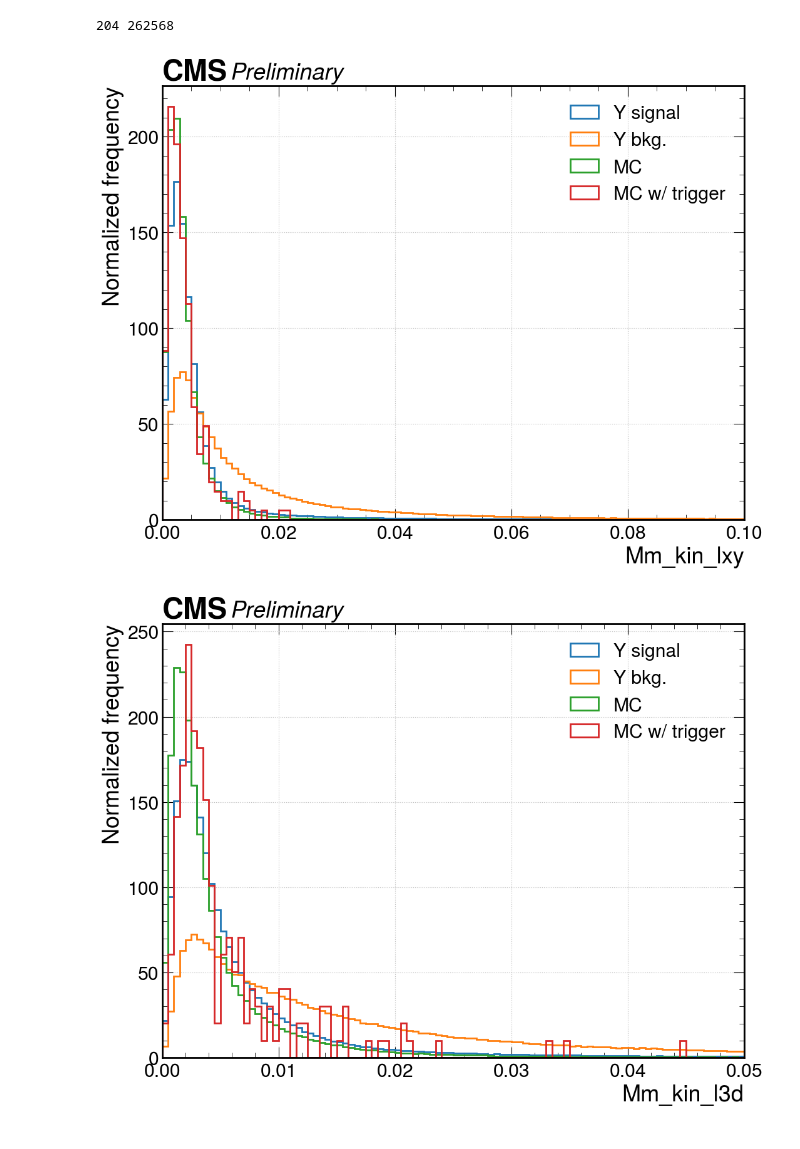
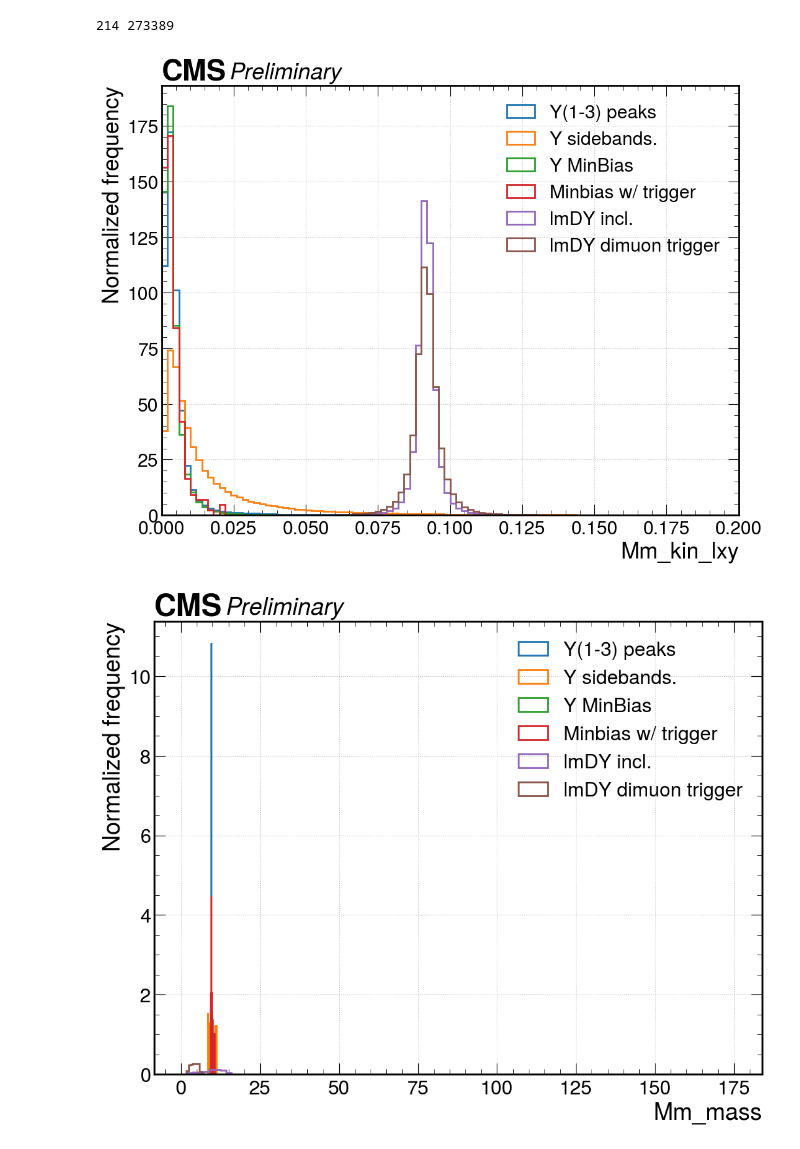
Before and after one commit to ludomori99/Darkphotons_Run3, a Jupyter notebook: notebooks/compare_quantities.ipynb, the cells around one changed output. Cells and saved outputs as stored; diff of their text form; code cells hidden in the pictures.

```diff
--- a/notebooks/compare_quantities.ipynb
+++ b/notebooks/compare_quantities.ipynb
@@ -73,13 +77,13 @@ def plot_hist(data,names,nbins=100, weights = None, xlabel = None, saveas=None,
         return
 # %%
 
-branches = {"Mm_kin_lxy":{'t': 'f','lim' : (0,0.1)},
+branches = {"Mm_kin_lxy":{'t': 'f','lim' : (0,0.2)},
             "Mm_mass":{'t':'f','lim':None},
             # "Muon_softMva1":{'t': 'f','lim' : (-1,1)},
             # "Muon_softMva2":{'t': 'f','lim' : (-1,1)},
-            "Mm_kin_l3d":{'t': 'f','lim' : (0,0.05)},
-            "Mm_iso":{'t': 'f','lim' : None},
-            "Mm_kin_vtx_chi2dof":{'t': 'f','lim' : (0,20)},
+            # "Mm_kin_l3d":{'t': 'f','lim' : (0,0.05)},
+            # "Mm_iso":{'t': 'f','lim' : None},
+            # "Mm_kin_vtx_chi2dof":{'t': 'f','lim' : (0,20)},
             # "Mm_kin_vtx_prob":{'t': 'f','lim' : (0,1)},
             # "Mm_kin_alpha":{'t': 'f','lim' : (0,np.pi)},
             # "Mm_kin_alphaBS":{'t': 'f','lim' : (0,np.pi)},
@@ -93,13 +97,13 @@ branches = {"Mm_kin_lxy":{'t': 'f','lim' : (0,0.1)},
             # "Mm_kin_sl3d":{'t': 'f','lim' : (0,20)},
             # "Mm_nDisTrks":{'t': 'i','lim' : (0,8)},
             "Mm_mu1_pt":{'t': 'f','lim' : (0,20)},
-            "Mm_mu2_pt":{'t': 'f','lim' : (0,20)},
-            "Mm_kin_pt":{'t': 'f','lim' : (0,40)},
+            # "Mm_mu2_pt":{'t': 'f','lim' : (0,20)},
+            # "Mm_kin_pt":{'t': 'f','lim' : (0,40)},
             # "Mm_mu2_eta":{'t': 'f','lim' :None},
             # "Mm_docatrk":{'t': 'i','lim' : (0,8)},
             "Mm_kin_eta":{'t': 'f','lim' :None},
             "Mm_mu1_eta":{'t': 'f','lim' :None},
-            "Mm_mu2_eta":{'t': 'f','lim' :None},
+            # "Mm_mu2_eta":{'t': 'f','lim' :None},
             # "Mm_kin_pvlip":{'t': 'f','lim' :(0,0.1)},
             # "Mm_otherVtxMaxProb":{'t': 'f','lim' :(0.8,1)},
             # "Mm_otherVtxMaxProb1":{'t': 'f','lim' :(0.8,1)},
@@ -133,17 +151,20 @@ print(np.sum(sjpsi),massJpsi[sjpsi])
 # %%
 signal_pure = treeJpsiData["Mm_mass"].array()[sjpsi]
 bkg_pure = treeJpsiData["Mm_mass"].array()[bkgjpsi]
+signal_MClmDY = treelmDY["Mm_mass"].array()[dimuonTriggerCut]#[treeMC["Mm_kin_lxy"].array() > 10]
 signal_MC = treeJpsiMC["Mm_mass"].array()#[treeMC["Mm_kin_pt"].array() > 10]
-plot_hist([signal_pure,bkg_pure,signal_MC],["J/$\Psi$ signal","J/$\Psi$ bkg.","J/$\Psi$ MC"],xlabel=str("Dimuon mass"),xlim=(2.6,3.6))
+plot_hist([signal_pure,bkg_pure,signal_MClmDY,signal_MC],["J/$\Psi$ signal","J/$\Psi$ bkg.","J/$\Psi$ MC lmDY","J/$\Psi$ MC Incl"],xlabel=str("Dimuon mass"),xlim=(1,10), density=True)
 
-signal_pure = treeJpsiData["Mm_kin_pt"].array()[sjpsi]
-bkg_pure = treeJpsiData["Mm_kin_pt"].array()[bkgjpsi]
+signal_pure = []#treeJpsiData["Mm_kin_pt"].array()[sjpsi]
+bkg_pure = []#treeJpsiData["Mm_kin_pt"].array()[bkgjpsi]
 signal_MC = treeJpsiMC["Mm_kin_pt"].array()#[treeMC["Mm_kin_pt"].array() > 10]
-plot_hist([signal_pure,bkg_pure,signal_MC],["J/$\Psi$ signal","J/$\Psi$ bkg.","J/$\Psi$ MC"],xlabel=str("Dimuon $p_T$"),xlim=branches["Mm_kin_pt"]['lim'],density=True)#,signal_id,bkg_id
+signal_MClmDY = treelmDY["Mm_kin_pt"].array()[dimuonTriggerCut]#[treeMC["Mm_kin_pt"].array() > 10]
+plot_hist([signal_pure,bkg_pure,signal_MC,signal_MClmDY],["J/$\Psi$ signal","J/$\Psi$ bkg.","J/$\Psi$ MC Incl","J/$\Psi$ MC lmDY"],xlabel=str("Dimuon $p_T$"),xlim=branches["Mm_kin_pt"]['lim'],density=True)#,signal_id,bkg_id
 
 signal_pure = treeJpsiData["Mm_kin_lxy"].array()[sjpsi]
 signal_pureY = treeYData["Mm_kin_lxy"].array()[sY]
 bkg_pure = treeJpsiData["Mm_kin_lxy"].array()[bkgjpsi]
 signal_MC = treeJpsiMC["Mm_kin_lxy"].array()#[treeMC["Mm_kin_lxy"].array() > 10]
-plot_hist([signal_pure,bkg_pure,signal_MC,signal_pureY],["J/$\Psi$ signal","J/$\Psi$ bkg.","J/$\Psi$ MC", "Y(1S) signal"],xlabel=str("Mm_kin_lxy"),xlim=branches["Mm_kin_lxy"]['lim'],density=True)#,signal_id,bkg_id
+signal_MClmDY = treelmDY["Mm_kin_lxy"].array()[dimuonTriggerCut]#[treeMC["Mm_kin_lxy"].array() > 10]
+plot_hist([signal_pure,bkg_pure,signal_MC,signal_MClmDY, signal_pureY],["J/$\Psi$ signal","J/$\Psi$ bkg.","J/$\Psi$ MC Incl","J/$\Psi$ MC lmDY", "Y(1S) signal"],xlabel=str("Mm_kin_lxy"),xlim=branches["Mm_kin_lxy"]['lim'],density=True)#,signal_id,bkg_id
 # %% [output]
@@ -155,5 +175,7 @@ for q,items in branches.items():
     signal_pure = treeJpsiData[q].array()[sjpsi]
     bkg_pure = treeJpsiData[q].array()[bkgjpsi]
     signal_MC = treeJpsiMC[q].array()#[treeMC["Mm_kin_pt"].array() > 10]
-    plot_hist([signal_pure,bkg_pure,signal_MC],["J/$\Psi$ signal","J/$\Psi$ bkg.","J/$\Psi$ MC", "J/$\Psi$ MC"],xlabel=str(q),xlim=items['lim'],density=True, log=True)#,signal_id,bkg_id
+    signal_lmDY = treelmDY[q].array()#[treeMC["Mm_kin_pt"].array() > 10]
+    signal_lmDY_triggered = treelmDY[q].array()[dimuonTriggerCut]#[treeMC["Mm_kin_pt"].array() > 10]
+    plot_hist([signal_pure,bkg_pure,signal_MC,signal_lmDY,signal_lmDY_triggered],["J/$\Psi$ peak center","J/$\Psi$ sidebands","J/$\Psi$ MinBias",  "lmDY incl.", "lmDY w/ dimuon trigger"],xlabel=str(q),xlim=items['lim'],density=True, log=True)#,signal_id,bkg_id
 # %% [output]
@@ -179,15 +196,15 @@ for q,items in branches.items():
 # %%
 dimuonCut = treeYMC["HLT_Dimuon0_LowMass"].array()==1
 print(sum(dimuonCut),len(dimuonCut))
 for q,items in branches.items():
     signal_pure = treeYData[q].array()[sY]
     bkg_pure = treeYData[q].array()[bkgY]
     YMC = treeYMC[q].array()
     signal_MC_dimuon = treeYMC[q].array()[dimuonCut]
-    # signal_id = treeYData[q].array()[sY&id]
-    # bkg_id = tree[q].array()[bY&id]
-    plot_hist([signal_pure,bkg_pure,YMC, signal_MC_dimuon],["Y signal","Y bkg.","MC", "MC w/ trigger"],xlabel=str(q),xlim=items['lim'], log=False, density=True)#,signal_id,bkg_id
+    signal_lmDY = treelmDY[q].array()#[treeMC["Mm_kin_pt"].array() > 10]
+    signal_lmDY_triggered = treelmDY[q].array()[dimuonTriggerCut]#[treeMC["Mm_kin_pt"].array() > 10]
+    plot_hist([signal_pure,bkg_pure,YMC, signal_MC_dimuon,signal_lmDY,signal_lmDY_triggered],["Y(1-3) peaks ","Y sidebands.","Y MinBias", "Minbias w/ trigger", "lmDY incl.","lmDY dimuon trigger"],xlabel=str(q),xlim=items['lim'], log=False, density=True)#,signal_id,bkg_id
 # %% [output]
-204 262568
+214 273389
-[figure, old version]
+[figure, new version]
-[figure, old version]
+[figure, new version]
```
Also changed, not shown: parts of 6 cells of this notebook, 15 other files.
